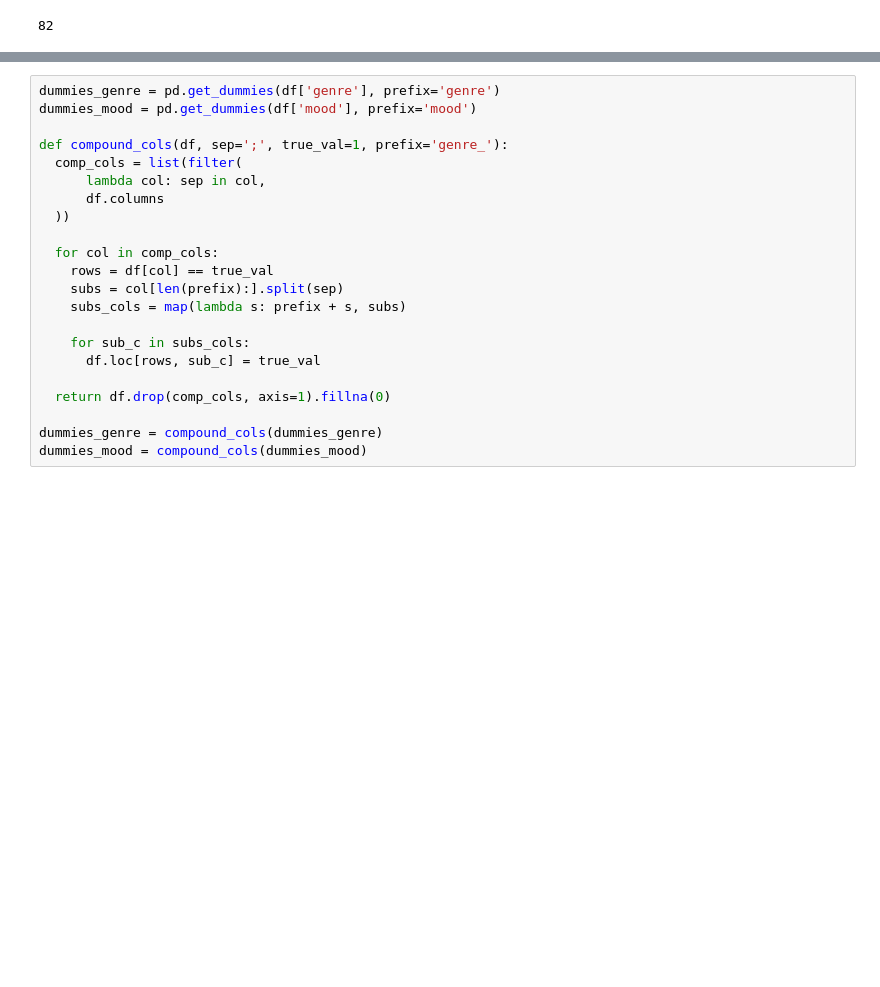
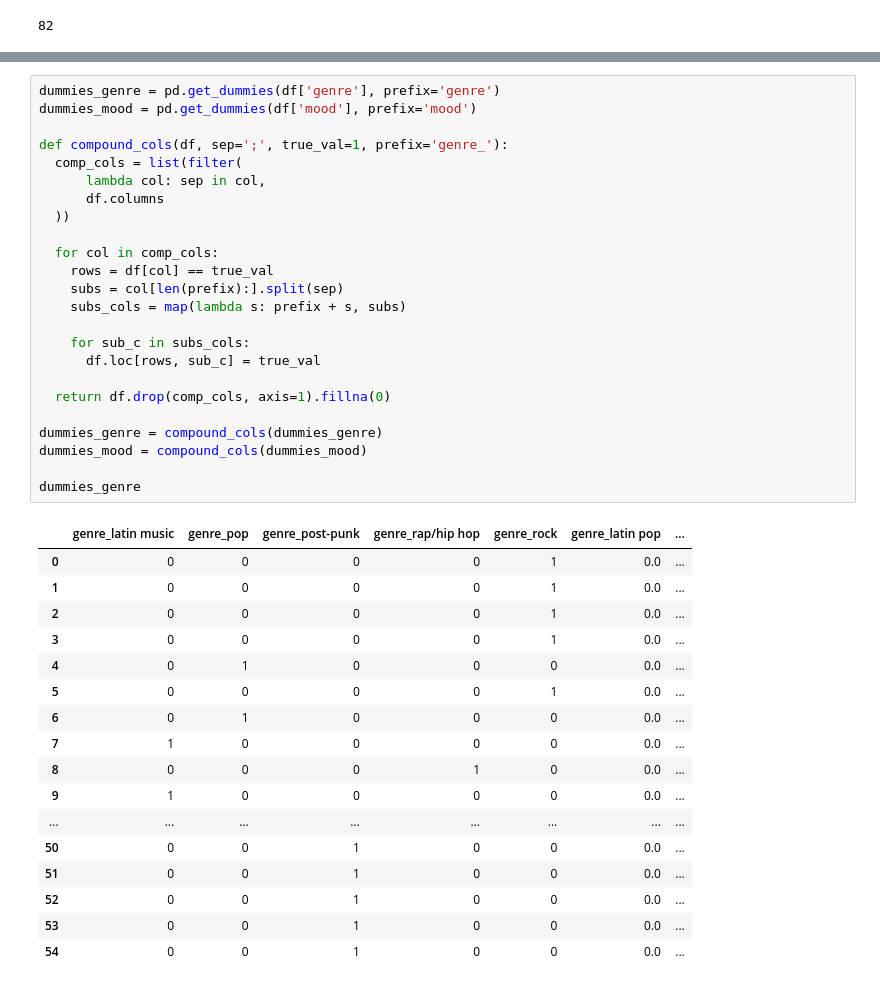
Before and after one commit to r3gor/takichai-recomendations, a Jupyter notebook: notebooks/takichai_songs.ipynb, the cells around one changed output, grey strips where cells are left out. Drawn from its saved outputs; the diff is of its cells as text; blank space fills up the shorter version.

```diff
--- a/notebooks/takichai_songs.ipynb
+++ b/notebooks/takichai_songs.ipynb
@@ -117,25 +117,45 @@ df_numeric.head()
 # %%
 dummies_genre = pd.get_dummies(df['genre'], prefix='genre')
 dummies_mood = pd.get_dummies(df['mood'], prefix='mood')
 
 def compound_cols(df, sep=';', true_val=1, prefix='genre_'):
   comp_cols = list(filter(
       lambda col: sep in col,
       df.columns
   ))
 
   for col in comp_cols:
     rows = df[col] == true_val
     subs = col[len(prefix):].split(sep)
     subs_cols = map(lambda s: prefix + s, subs)
 
     for sub_c in subs_cols:
       df.loc[rows, sub_c] = true_val
 
   return df.drop(comp_cols, axis=1).fillna(0)
 
 dummies_genre = compound_cols(dummies_genre)
 dummies_mood = compound_cols(dummies_mood)
+
+dummies_genre
+# %% [output]
+|  | genre_latin music | genre_pop | genre_post-punk | genre_rap/hip hop | genre_rock | genre_latin pop | ... |
+| 0 | 0 | 0 | 0 | 0 | 1 | 0.0 | ... |
+| 1 | 0 | 0 | 0 | 0 | 1 | 0.0 | ... |
+| 2 | 0 | 0 | 0 | 0 | 1 | 0.0 | ... |
+| 3 | 0 | 0 | 0 | 0 | 1 | 0.0 | ... |
+| 4 | 0 | 1 | 0 | 0 | 0 | 0.0 | ... |
+| 5 | 0 | 0 | 0 | 0 | 1 | 0.0 | ... |
+| 6 | 0 | 1 | 0 | 0 | 0 | 0.0 | ... |
+| 7 | 1 | 0 | 0 | 0 | 0 | 0.0 | ... |
+| 8 | 0 | 0 | 0 | 1 | 0 | 0.0 | ... |
+| 9 | 1 | 0 | 0 | 0 | 0 | 0.0 | ... |
+| ... | ... | ... | ... | ... | ... | ... | ... |
+| 50 | 0 | 0 | 1 | 0 | 0 | 0.0 | ... |
+| 51 | 0 | 0 | 1 | 0 | 0 | 0.0 | ... |
+| 52 | 0 | 0 | 1 | 0 | 0 | 0.0 | ... |
+| 53 | 0 | 0 | 1 | 0 | 0 | 0.0 | ... |
+| 54 | 0 | 0 | 1 | 0 | 0 | 0.0 | ... |
 # %%
 df_clean = pd.concat([df_numeric, dummies_genre, dummies_mood], axis=1)
 df_clean['name'] = df['name']
```
Also changed, not shown: parts of 9 cells of this notebook, 1 other file.
